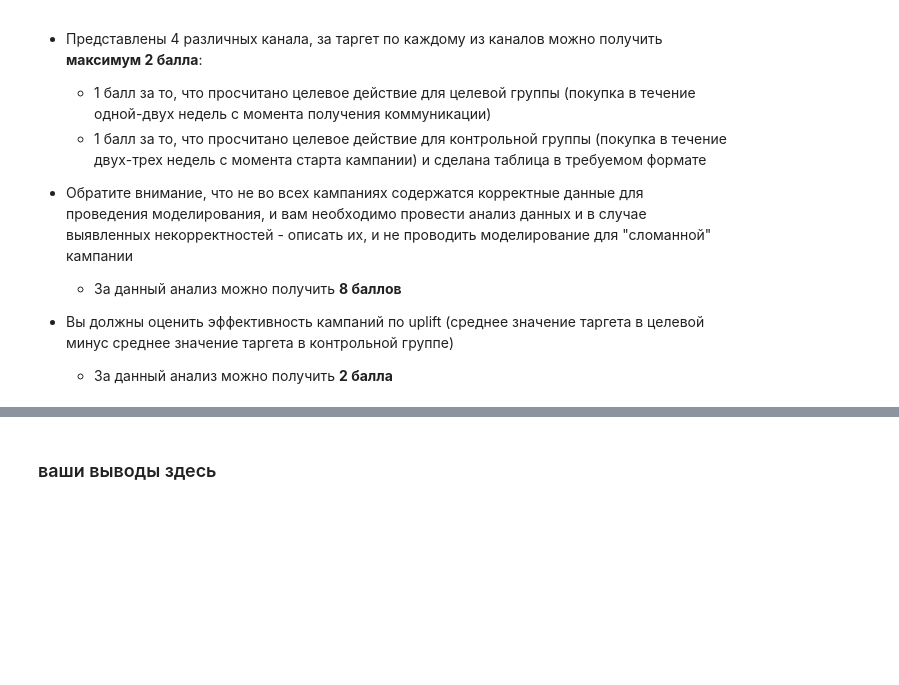
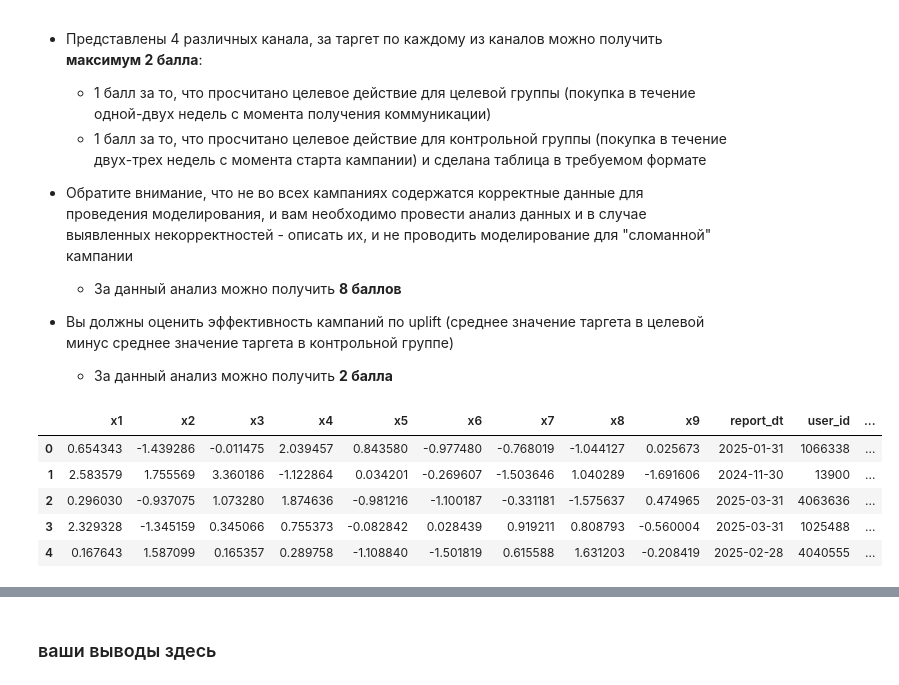
Before and after one commit to vasilyryabtsev/ml-hse-24-25, a Jupyter notebook: HW6_Uplift/AI_HW6_uplift.ipynb, the cells around one changed output, grey strips where cells are left out. Saved outputs shown, nothing was run; the diff lists cells and outputs as text; code cells hidden in the pictures; blank space fills up the shorter version.

Commit message:
process data

```diff
--- a/HW6_Uplift/AI_HW6_uplift.ipynb
+++ b/HW6_Uplift/AI_HW6_uplift.ipynb
@@ -150,7 +150,16 @@ import pandas as pd
 * Вы должны оценить эффективность кампаний по uplift (cреднее значение таргета в целевой минус среднее значение таргета в контрольной группе)
     * За данный анализ можно получить **2 балла**
 # %%
-features = pd.read_csv('data/AGGS_FINAL.csv')
-contracts = pd.read_csv('data/CONTRACTS_FINAL.csv')
-campaigns = pd.read_csv('data/CAMPAINGS.csv')
-people_in_campaigns = pd.read_csv('data/PEOPLE_IN_CAMPAINGS_FINAL.csv')
+features = pd.read_csv('data/AGGS_FINAL.csv').drop('Unnamed: 0', axis=1)
+contracts = pd.read_csv('data/CONTRACTS_FINAL.csv').drop('Unnamed: 0', axis=1)
+campaigns = pd.read_csv('data/CAMPAINGS.csv').drop('Unnamed: 0', axis=1)
+people_in_campaigns = pd.read_csv('data/PEOPLE_IN_CAMPAINGS_FINAL.csv').drop('Unnamed: 0', axis=1)
+# %%
+features.head()
+# %% [output]
+|  | x1 | x2 | x3 | x4 | x5 | x6 | x7 | x8 | x9 | report_dt | user_id | ... |
+| 0 | 0.654343 | -1.439286 | -0.011475 | 2.039457 | 0.843580 | -0.977480 | -0.768019 | -1.044127 | 0.025673 | 2025-01-31 | 1066338 | ... |
+| 1 | 2.583579 | 1.755569 | 3.360186 | -1.122864 | 0.034201 | -0.269607 | -1.503646 | 1.040289 | -1.691606 | 2024-11-30 | 13900 | ... |
+| 2 | 0.296030 | -0.937075 | 1.073280 | 1.874636 | -0.981216 | -1.100187 | -0.331181 | -1.575637 | 0.474965 | 2025-03-31 | 4063636 | ... |
+| 3 | 2.329328 | -1.345159 | 0.345066 | 0.755373 | -0.082842 | 0.028439 | 0.919211 | 0.808793 | -0.560004 | 2025-03-31 | 1025488 | ... |
+| 4 | 0.167643 | 1.587099 | 0.165357 | 0.289758 | -1.108840 | -1.501819 | 0.615588 | 1.631203 | -0.208419 | 2025-02-28 | 4040555 | ... |
```
Also changed, not shown: parts of 31 cells of this notebook.
